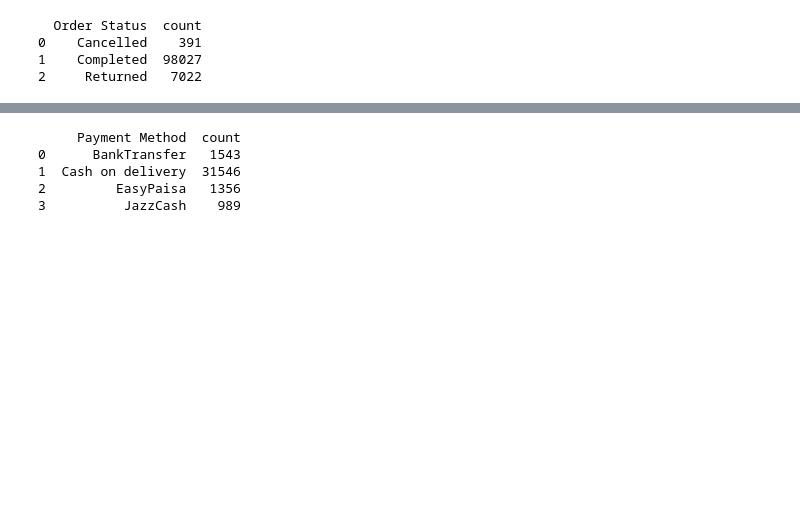
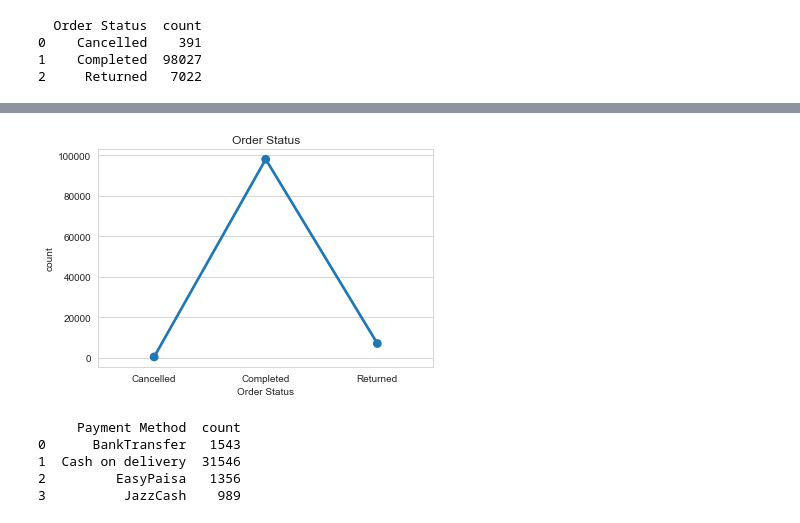
Before and after one commit to Hassansajjad4it/Gufhtugu_Publications_Dataset_EDA, a Jupyter notebook: SourceCode.ipynb, the cells around one changed output, grey strips where cells are left out. Saved outputs shown, nothing was run; the diff lists cells and outputs as text; code cells hidden in the pictures; blank space fills up the shorter version.

```diff
--- a/SourceCode.ipynb
+++ b/SourceCode.ipynb
@@ -342,3 +367,9 @@ plt.show()
+# %%
+graph=sns.pointplot(x="Order Status",y="count",data=orderstatus)
+graph.set_title("Order Status")
+plt.show()
+# %% [output]
+[figure, added]
 # %%
 Changepay={"Cash on Delivery (COD)":"Cash on delivery"}
 Table['Payment Method']=Table['Payment Method'].replace(Changepay)
```
Also changed, not shown: parts of 16 cells of this notebook.
